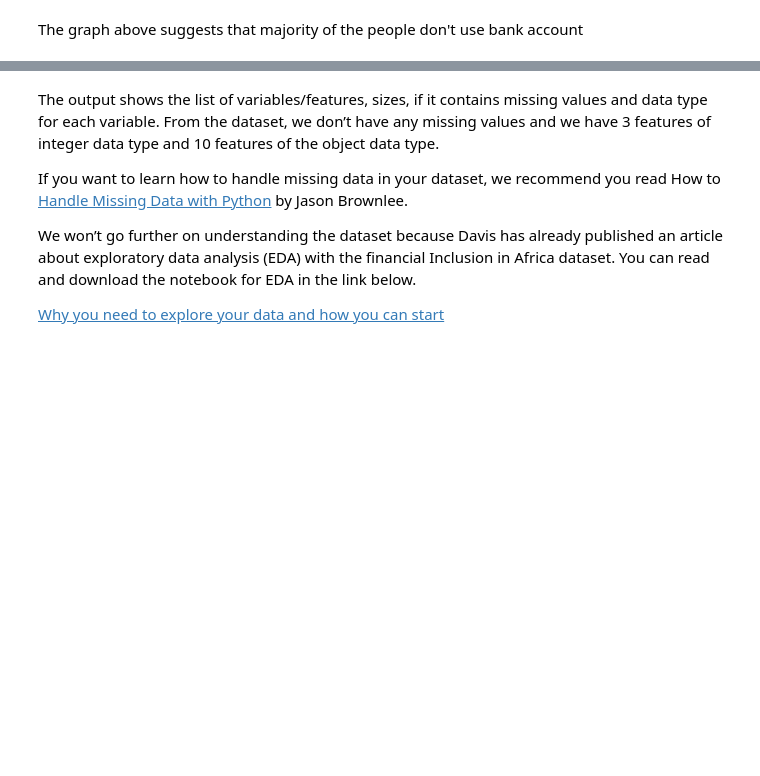
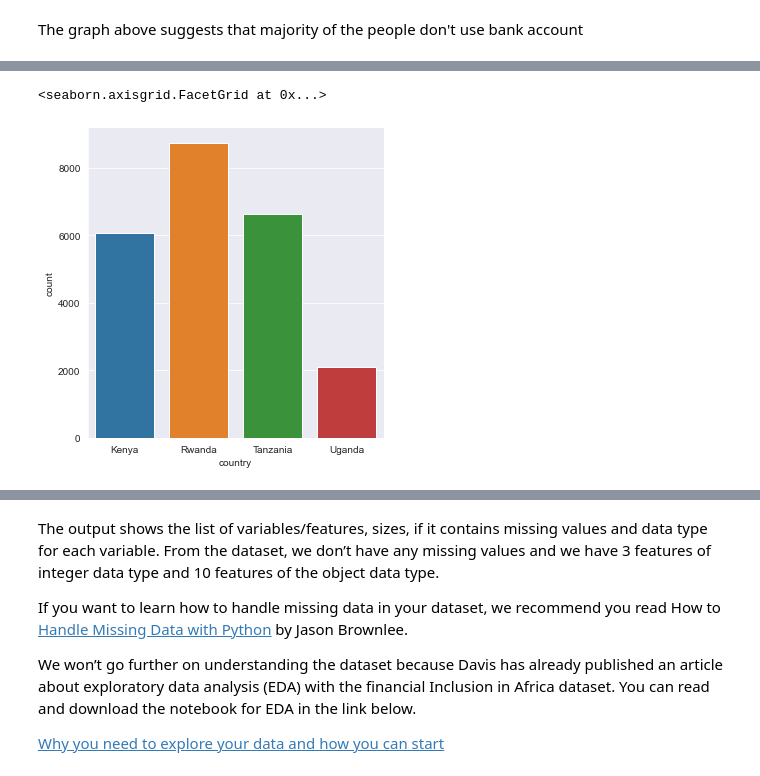
Before and after one commit to Eben-Success/ML_Financial_Inclusion_In_Africa, a Jupyter notebook: StarterNotebook.ipynb, the cells around one changed output, grey strips where cells are left out. Saved outputs shown, nothing was run; the diff lists cells and outputs as text; code cells hidden in the pictures; blank space fills up the shorter version.

```diff
--- a/StarterNotebook.ipynb
+++ b/StarterNotebook.ipynb
@@ -144,0 +154,7 @@ The graph above suggests that majority of the people don't use bank account
+# %%
+# Explore Country Distribution
+
+sns.catplot(x="country", kind="count", data=train)
+# %% [output]
+<seaborn.axisgrid.FacetGrid at 0x...>
+[figure, added]
```
Also changed, not shown: parts of 6 cells of this notebook.
